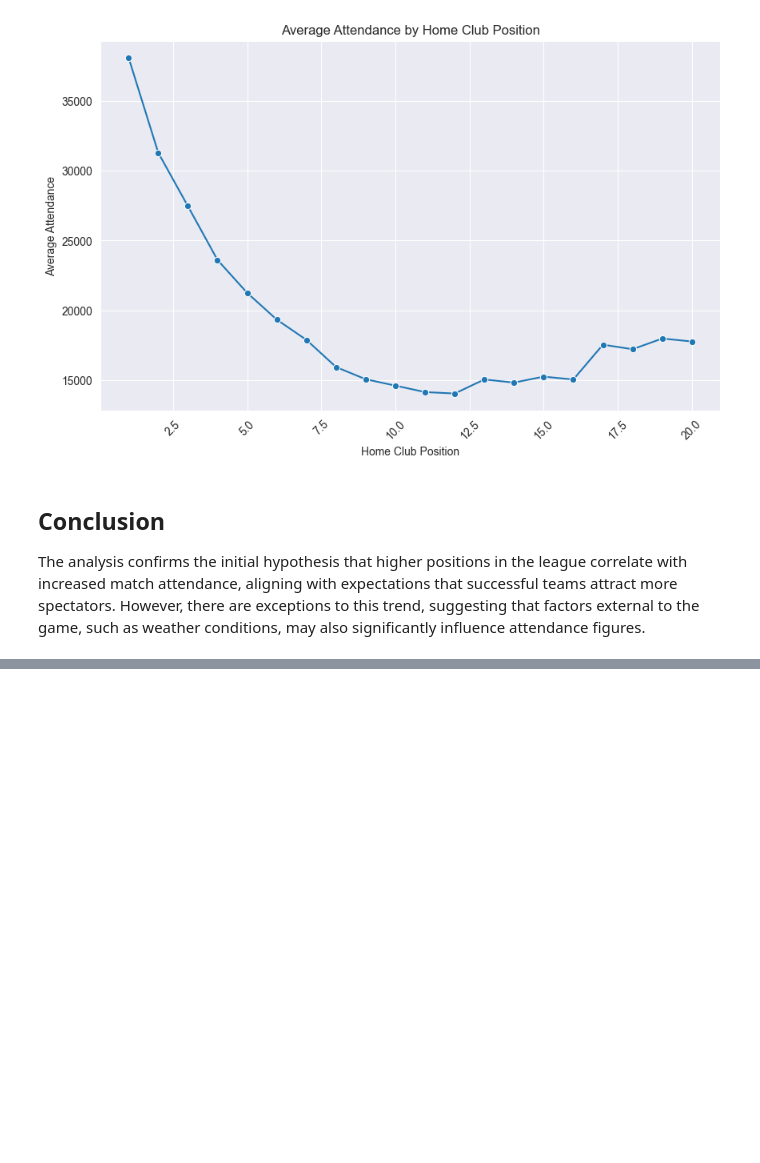
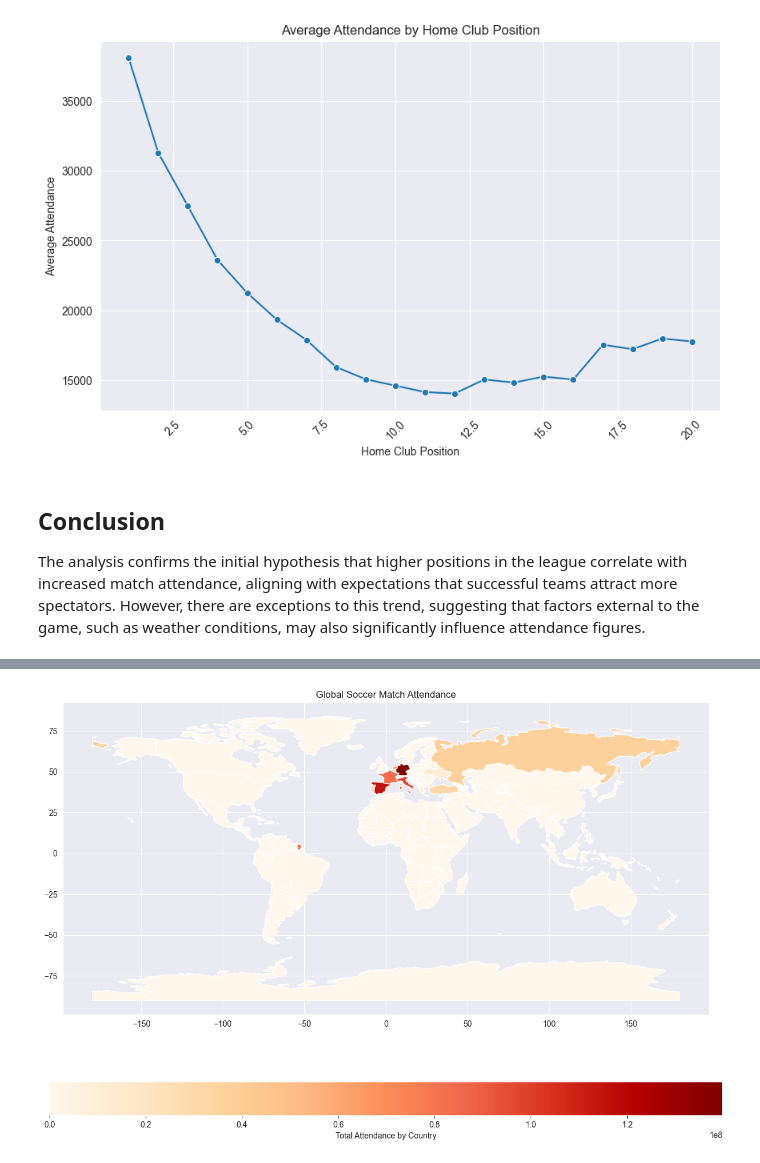
Before and after one commit to BonincontroL/IumTweb_project, a Jupyter notebook: solution/DataAnalysis/JupyterNotebooks/games.ipynb, the cells around one changed output, grey strips where cells are left out. Drawn from its saved outputs; the diff is of its cells as text; code cells hidden in the pictures; blank space fills up the shorter version.

Commit message:
Update
aggiunto un dataset di geopandas per la visualizzazione delle countries , modificato games.ipynb

```diff
--- a/solution/DataAnalysis/JupyterNotebooks/games.ipynb
+++ b/solution/DataAnalysis/JupyterNotebooks/games.ipynb
@@ -6,7 +6,10 @@ import seaborn as sns
 from ipywidgets import interact
 import ipywidgets as widgets
 from sqlalchemy import create_engine
-
+import geopandas as gpd
+from shapely.geometry import Point
+database_url="postgresql://postgres:123456@localhost:5432/db_test_project"
+engine = create_engine(database_url)
 
 client = MongoClient('mongodb://localhost:27017/')
 db=client['MongoDB_project']
@@ -200,0 +216,9 @@ may also significantly influence attendance figures.
+# %%
+
+competitions_df=pd.read_sql_query("SELECT competition_id,name,type,country_name FROM competitions",con=engine)
+documents = collection.find({}, {'_id': 0, 'competition_id': 1, 'attendance': 1})
+games_df = pd.DataFrame(list(documents))
+# Eseguiamo la join
+merged_df = pd.merge(games_df, competitions_df, on='competition_id', how='left')
+
+merged_df
@@ -200,0 +241,5 @@ may also significantly influence attendance figures.
+# %%
+merged_df.dropna(inplace=True)  # Rimuovi righe con valori mancanti
+# Aggregazione per analisi
+attendance_by_country = merged_df.groupby('country_name')['attendance'].sum().reset_index()
+attendance_by_country
@@ -200,0 +262,3 @@ may also significantly influence attendance figures.
+# %%
+file_path = "./data/ne_110m_admin_0_countries/ne_110m_admin_0_countries.shp"
+world = gpd.read_file(file_path)
@@ -200,0 +283,13 @@ may also significantly influence attendance figures.
+# %%
+world = world.merge(attendance_by_country, how='left', left_on='ADMIN', right_on='country_name')
+
+# Gestisci eventuali valori mancanti nell'attendance, impostandoli a 0 o un altro valore di default
+world['attendance'] = world['attendance'].fillna(0)
+fig, ax = plt.subplots(1, 1, figsize=(15, 10))
+world.plot(column='attendance', ax=ax, legend=True,
+           legend_kwds={'label': "Total Attendance by Country", 'orientation': "horizontal"},
+           cmap='OrRd', missing_kwds={'color': 'lightgrey'})
+plt.title('Global Soccer Match Attendance')
+plt.show()
+# %% [output]
+[figure, added]
```
Also changed, not shown: parts of 5 cells of this notebook, 7 other files.
